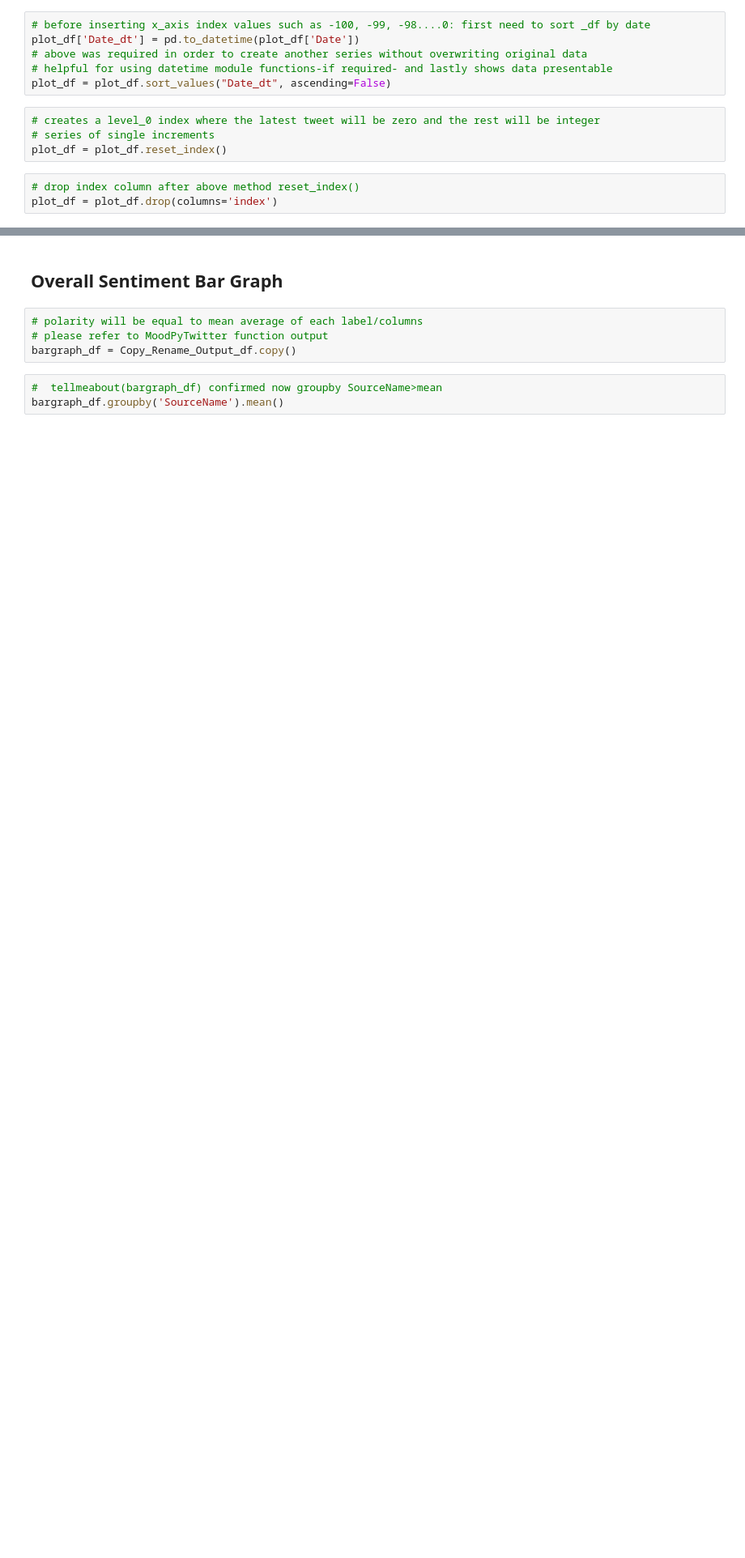
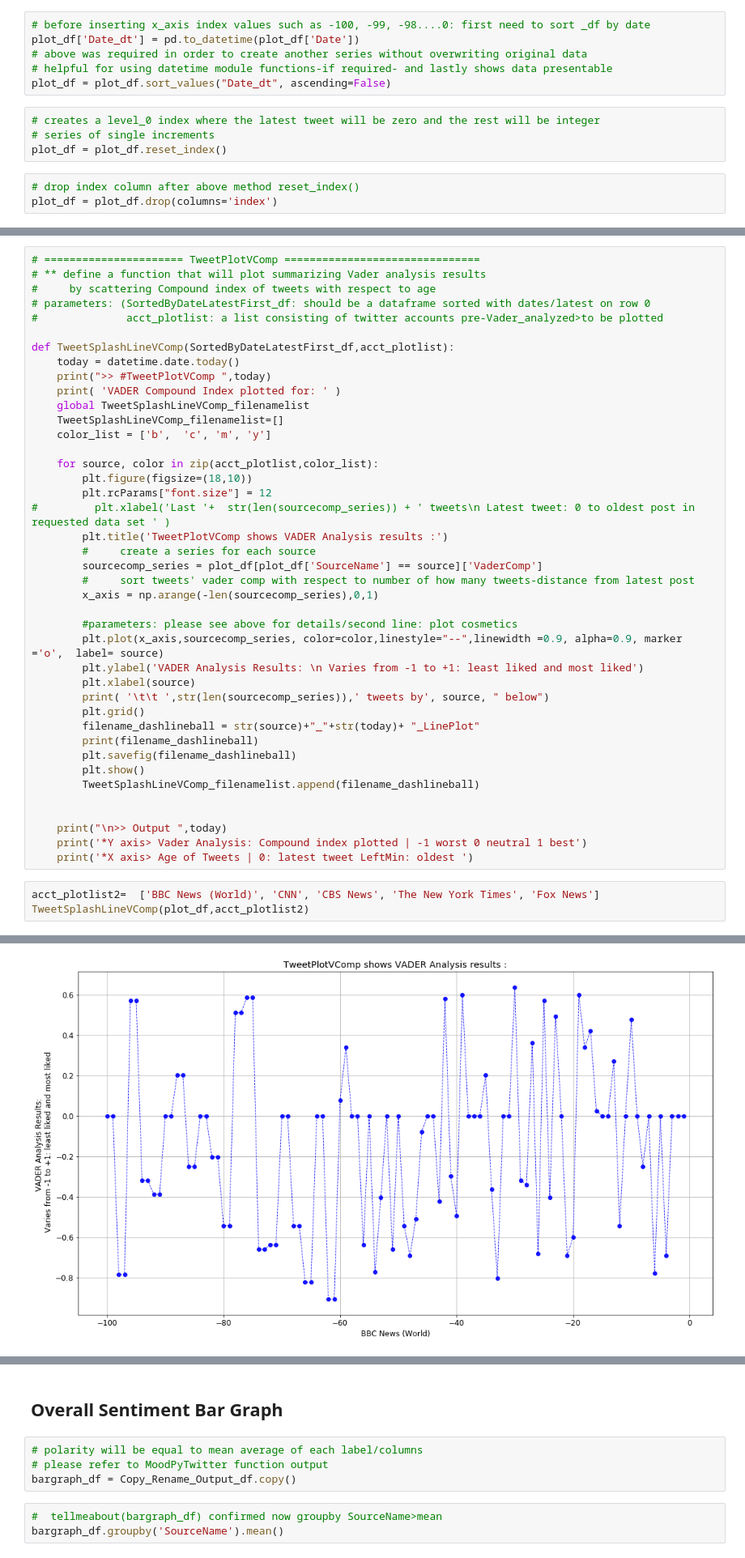
Before and after one commit to attila5287/DU_BigData_hw7_twitter_api_python_pandas, a Jupyter notebook: NewsMoodPy_hw7_Pandas_MatplotLib_Attila.ipynb, the cells around one changed output, grey strips where cells are left out. Shown at 81% size. Drawn from its saved outputs; the diff is of its cells as text; blank space fills up the shorter version.

```diff
--- a/NewsMoodPy_hw7_Pandas_MatplotLib_Attila.ipynb
+++ b/NewsMoodPy_hw7_Pandas_MatplotLib_Attila.ipynb
@@ -233,0 +234,45 @@ VADER Compound Index plotted for:
+# %%
+# ====================== TweetPlotVComp ===============================
+# ** define a function that will plot summarizing Vader analysis results
+#     by scattering Compound index of tweets with respect to age
+# parameters: (SortedByDateLatestFirst_df: should be a dataframe sorted with dates/latest on row 0
+#              acct_plotlist: a list consisting of twitter accounts pre-Vader_analyzed>to be plotted
+
+def TweetSplashLineVComp(SortedByDateLatestFirst_df,acct_plotlist):
+    today = datetime.date.today()
+    print(">> #TweetPlotVComp ",today)
+    print( 'VADER Compound Index plotted for: ' )
+    global TweetSplashLineVComp_filenamelist
+    TweetSplashLineVComp_filenamelist=[]
+    color_list = ['b',  'c', 'm', 'y']
+
+    for source, color in zip(acct_plotlist,color_list):
+        plt.figure(figsize=(18,10))
+        plt.rcParams["font.size"] = 12
+#         plt.xlabel('Last '+  str(len(sourcecomp_series)) + ' tweets\n Latest tweet: 0 to oldest post in requested data set ' )
+        plt.title('TweetPlotVComp shows VADER Analysis results :')
+        #     create a series for each source
+        sourcecomp_series = plot_df[plot_df['SourceName'] == source]['VaderComp']
+        #     sort tweets' vader comp with respect to number of how many tweets-distance from latest post
+        x_axis = np.arange(-len(sourcecomp_series),0,1)
+
+        #parameters: please see above for details/second line: plot cosmetics
+        plt.plot(x_axis,sourcecomp_series, color=color,linestyle="--",linewidth =0.9, alpha=0.9, marker ='o',  label= source)
+        plt.ylabel('VADER Analysis Results: \n Varies from -1 to +1: least liked and most liked')
+        plt.xlabel(source)
+        print( '\t\t ',str(len(sourcecomp_series)),' tweets by', source, " below")
+        plt.grid()
+        filename_dashlineball = str(source)+"_"+str(today)+ "_LinePlot"
+        print(filename_dashlineball)
+        plt.savefig(filename_dashlineball)
+        plt.show()
+        TweetSplashLineVComp_filenamelist.append(filename_dashlineball)
+
+
+    print("\n>> Output ",today)
+    print('*Y axis> Vader Analysis: Compound index plotted | -1 worst 0 neutral 1 best')
+    print('*X axis> Age of Tweets | 0: latest tweet LeftMin: oldest ')
+# %%
+acct_plotlist2=  ['BBC News (World)', 'CNN', 'CBS News', 'The New York Times', 'Fox News']
+TweetSplashLineVComp(plot_df,acct_plotlist2)
+# %% [output]
@@ -233,0 +283 @@ VADER Compound Index plotted for:
+[figure, added]
```
Also changed, not shown: parts of 15 cells of this notebook, 14 other files.
